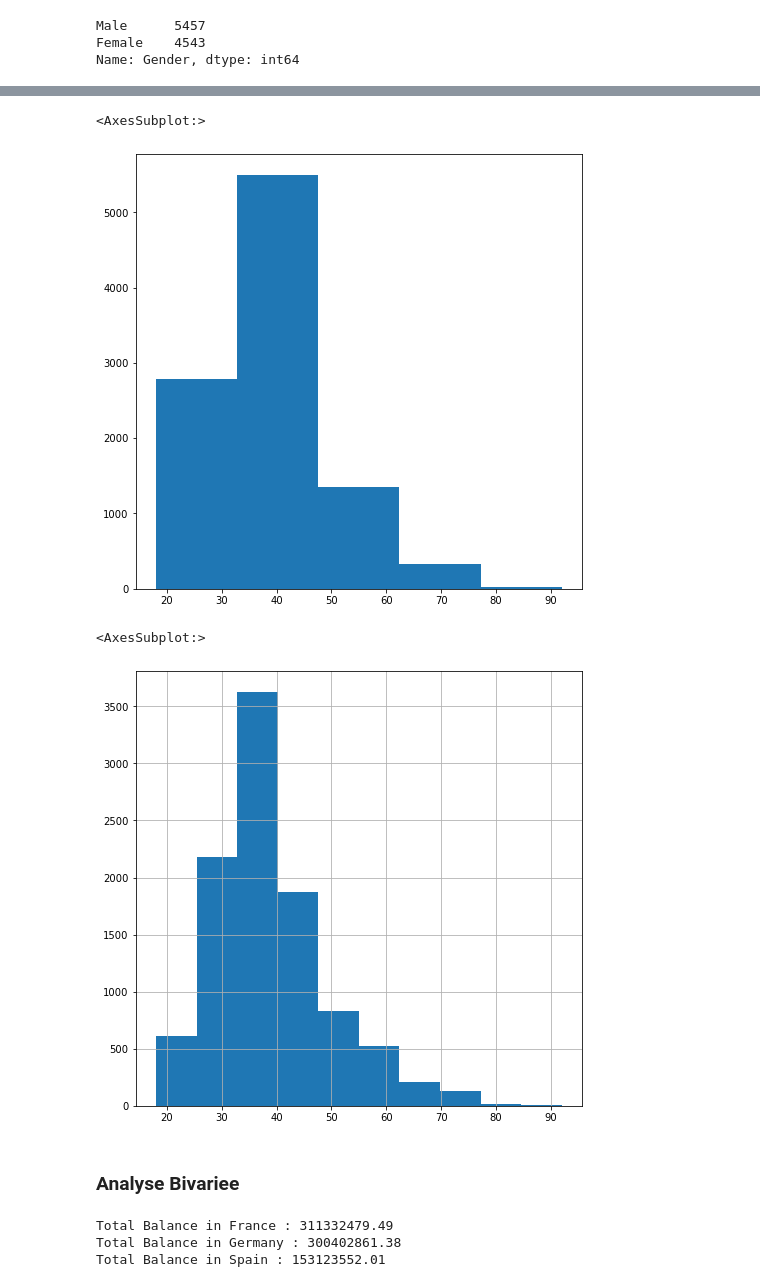
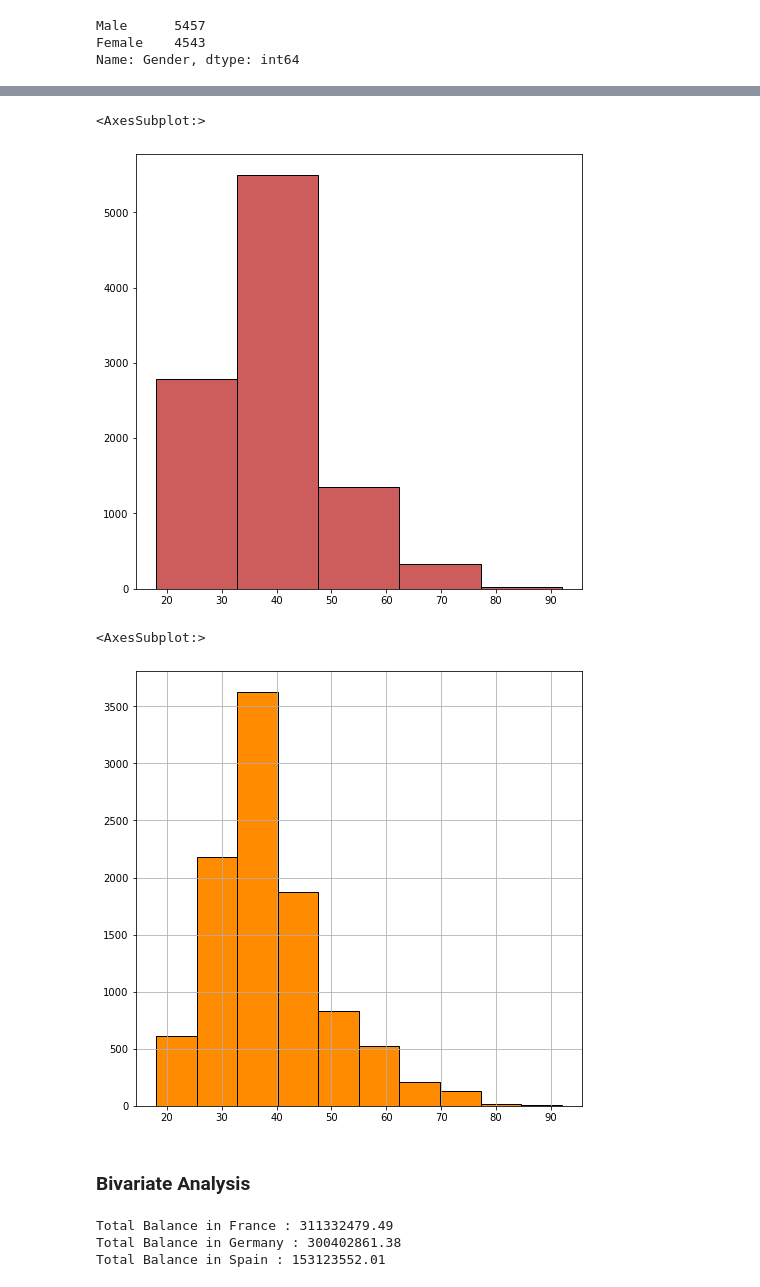
Before and after one commit to Pernelavougnassou/Prediction_churn_classification, a Jupyter notebook: churn-prediction.ipynb, the cells around one changed output, grey strips where cells are left out. Cells and saved outputs as stored; diff of their text form; code cells hidden in the pictures.

```diff
--- a/churn-prediction.ipynb
+++ b/churn-prediction.ipynb
@@ -166,13 +206,17 @@ plt.show()
 # %%
-dataset.Age.hist(bins=5,grid=False,)
+# Plotting the histogram of age
+
+dataset.Age.hist(bins=5, grid=False, color = "indianred", ec="black")
 # %% [output]
 <AxesSubplot:>
-[figure, old version]
+[figure, new version]
 # %%
-dataset["Age"].loc[(dataset["Age"]>35) & dataset["Age"]<45].hist()
+# Retrieving the age values and plotting it (a focus on range between 35 and 45)
+
+dataset["Age"].loc[(dataset["Age"]>35) & dataset["Age"]<45].hist(color = "darkorange", ec="Black")
 # %% [output]
 <AxesSubplot:>
-[figure, old version]
+[figure, new version]
 # %% [markdown]
-### Analyse Bivariee
+### **Bivariate Analysis**
 # %%
```
Also changed, not shown: parts of 41 cells of this notebook.
